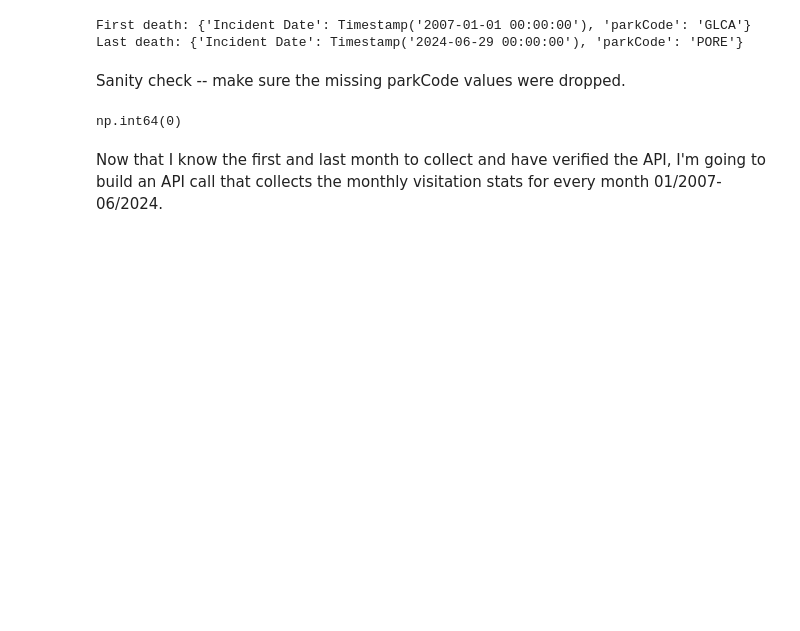
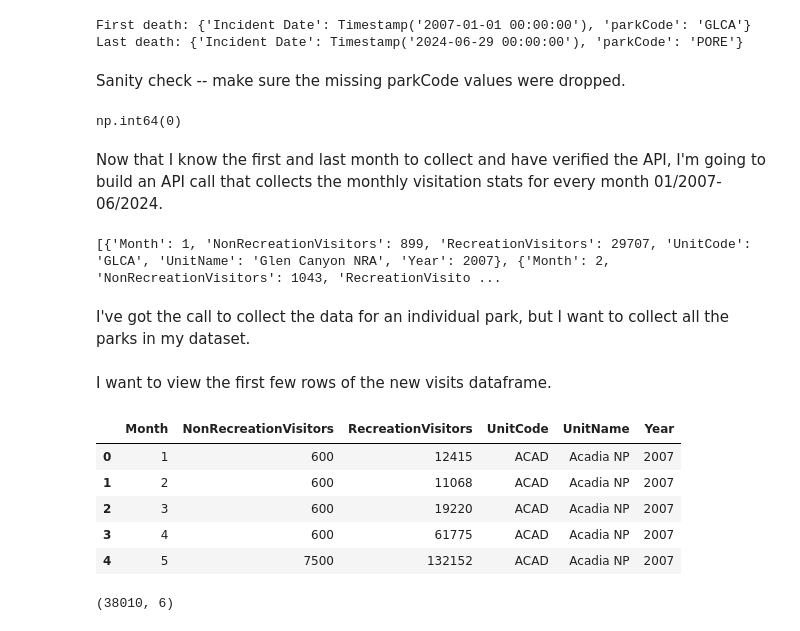
Before and after one commit to jeccalong/NPS_mini_project, a Jupyter notebook: Notebooks/NPS_mini_project.ipynb, the cells around one changed output. Drawn from its saved outputs; the diff is of its cells as text; code cells hidden in the pictures; blank space fills up the shorter version.

Commit message:
Obtained visitation data for all parks

```diff
--- a/Notebooks/NPS_mini_project.ipynb
+++ b/Notebooks/NPS_mini_project.ipynb
@@ -1034,0 +1045,60 @@ Now that I know the first and last month to collect and have verified the API, I
+# %%
+data = r.json()
+print(data)
+# %% [output]
+[{'Month': 1, 'NonRecreationVisitors': 899, 'RecreationVisitors': 29707, 'UnitCode': 'GLCA', 'UnitName': 'Glen Canyon NRA', 'Year': 2007}, {'Month': 2, 'NonRecreationVisitors': 1043, 'RecreationVisito ...
+# %% [markdown]
+I've got the call to collect the data for an individual park, but I want to collect all the parks in my dataset.
+# %%
+BASE = "https://irmaservices.nps.gov/v3/rest/stats/visitation"
+
+# 1) get unique park
+all_codes = (
+    df_with_visits["parkCode"]
+    .dropna()
+    .astype(str)
+    .str.upper()
+    .unique()
+    .tolist()
+)
+
+def chunk_list(lst, n):
+    """Yield successive n-sized chunks from lst."""
+    for i in range(0, len(lst), n):
+        yield lst[i:i+n]
+
+CODES_PER_CALL = 50
+
+all_results = []
+
+with requests.Session() as s:
+    for chunk in chunk_list(all_codes, CODES_PER_CALL):
+        params = {
+            "unitCodes": ",".join(chunk),
+            "startMonth": 1,
+            "startYear": 2007,
+            "endMonth": 6,
+            "endYear": 2024,
+            "format": "json",
+        }
+        r = s.get(BASE, params=params, headers={"Accept": "application/json"}, timeout=30)
+        r.raise_for_status()
+        data = r.json()
+        all_results.extend(data)
+
+visits_df = pd.DataFrame(all_results)
+# %% [markdown]
+I want to view the first few rows of the new visits dataframe.
+# %%
+visits_df.head()
+# %% [output]
+|  | Month | NonRecreationVisitors | RecreationVisitors | UnitCode | UnitName | Year |
+| 0 | 1 | 600 | 12415 | ACAD | Acadia NP | 2007 |
+| 1 | 2 | 600 | 11068 | ACAD | Acadia NP | 2007 |
+| 2 | 3 | 600 | 19220 | ACAD | Acadia NP | 2007 |
+| 3 | 4 | 600 | 61775 | ACAD | Acadia NP | 2007 |
+| 4 | 5 | 7500 | 132152 | ACAD | Acadia NP | 2007 |
+# %%
+visits_df.shape
+# %% [output]
+(38010, 6)
```
Also changed, not shown: parts of 4 cells of this notebook, 3 other files.
